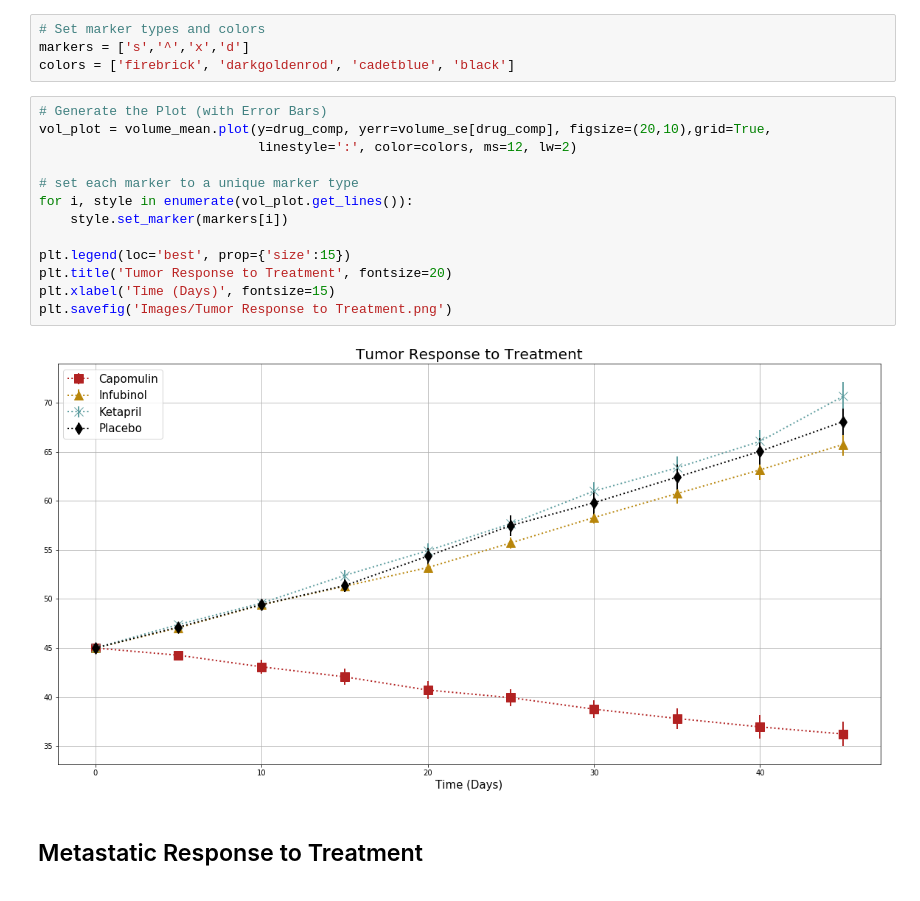
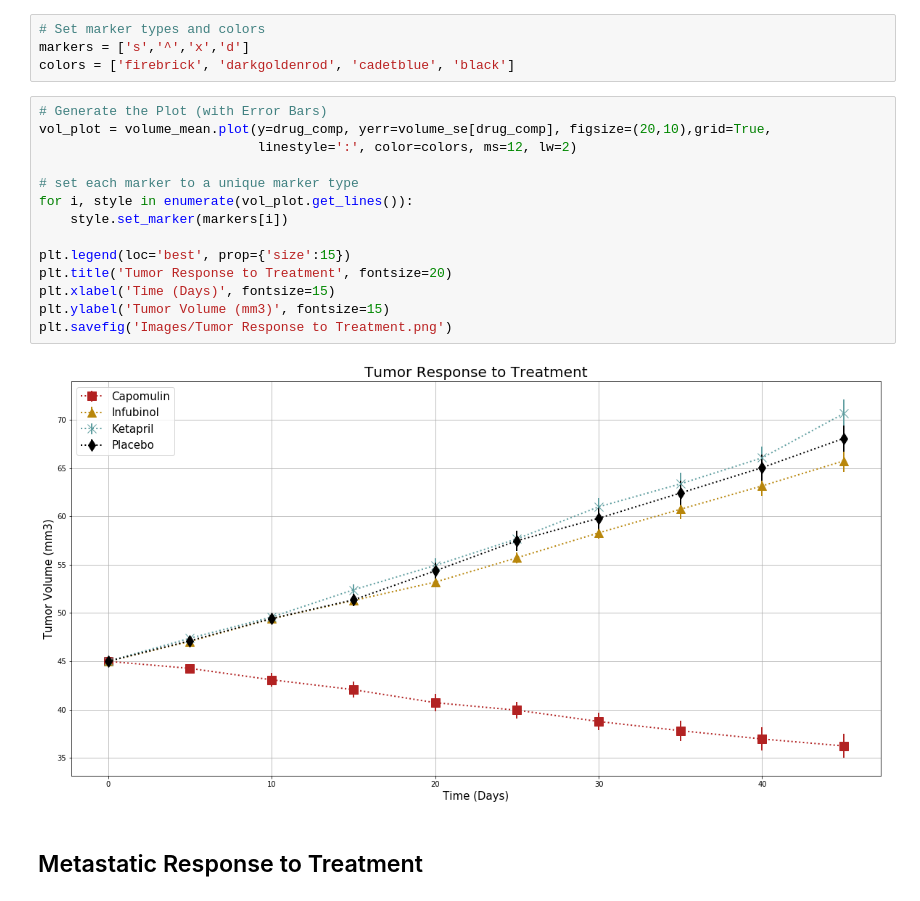
Before and after one commit to Ajstanley89/HW-5-Matplotlib, a Jupyter notebook: Pymaceuticals/pymaceuticals_solved.ipynb, the cells around one changed output. Cells and saved outputs as stored; diff of their text form.

```diff
--- a/Pymaceuticals/pymaceuticals_solved.ipynb
+++ b/Pymaceuticals/pymaceuticals_solved.ipynb
@@ -132,18 +139,19 @@ colors = ['firebrick', 'darkgoldenrod', 'cadetblue', 'black']
 # %%
 # Generate the Plot (with Error Bars)
 vol_plot = volume_mean.plot(y=drug_comp, yerr=volume_se[drug_comp], figsize=(20,10),grid=True,
                             linestyle=':', color=colors, ms=12, lw=2)
 
 # set each marker to a unique marker type
 for i, style in enumerate(vol_plot.get_lines()):
     style.set_marker(markers[i])
 
 plt.legend(loc='best', prop={'size':15})
 plt.title('Tumor Response to Treatment', fontsize=20)
 plt.xlabel('Time (Days)', fontsize=15)
+plt.ylabel('Tumor Volume (mm3)', fontsize=15)
 plt.savefig('Images/Tumor Response to Treatment.png')
 # %% [output]
-[figure, old version]
+[figure, new version]
 # %% [markdown]
 ## Metastatic Response to Treatment
 # %%
```
Also changed, not shown: parts of 2 cells of this notebook, 2 other files.
